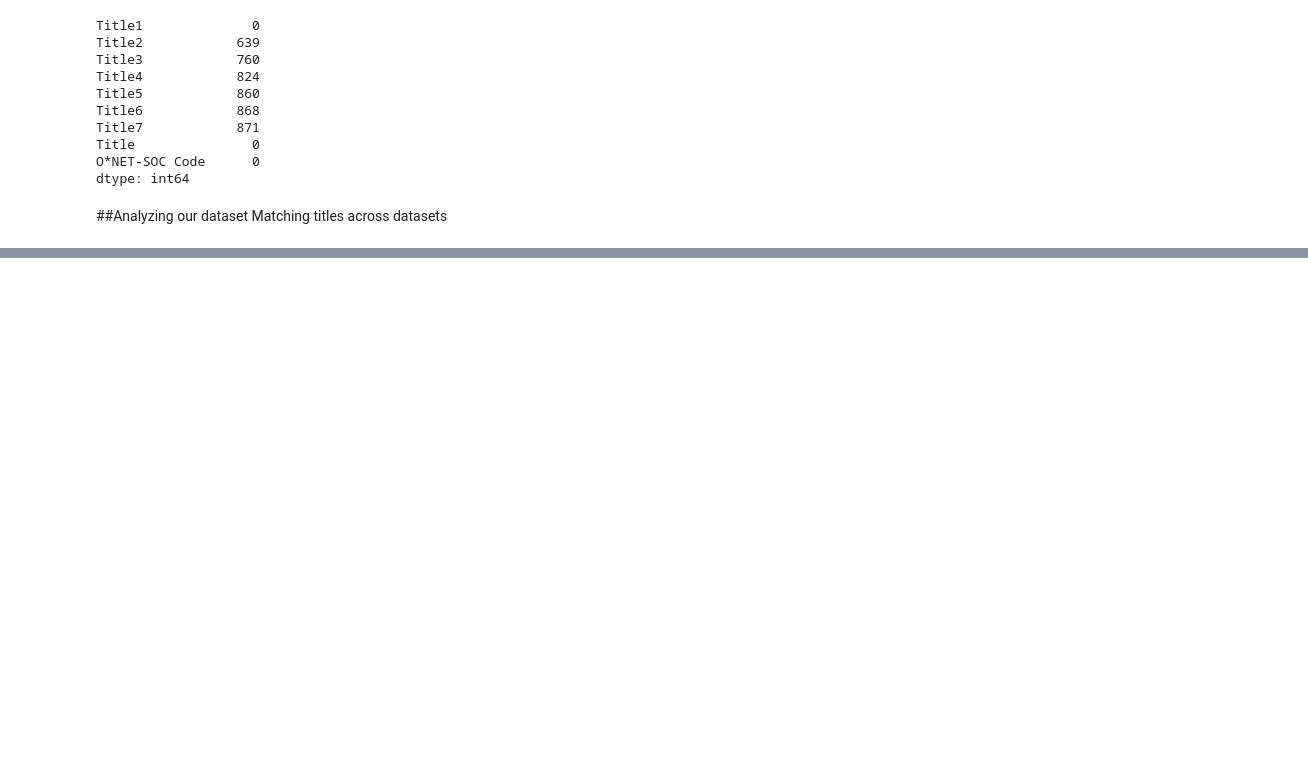
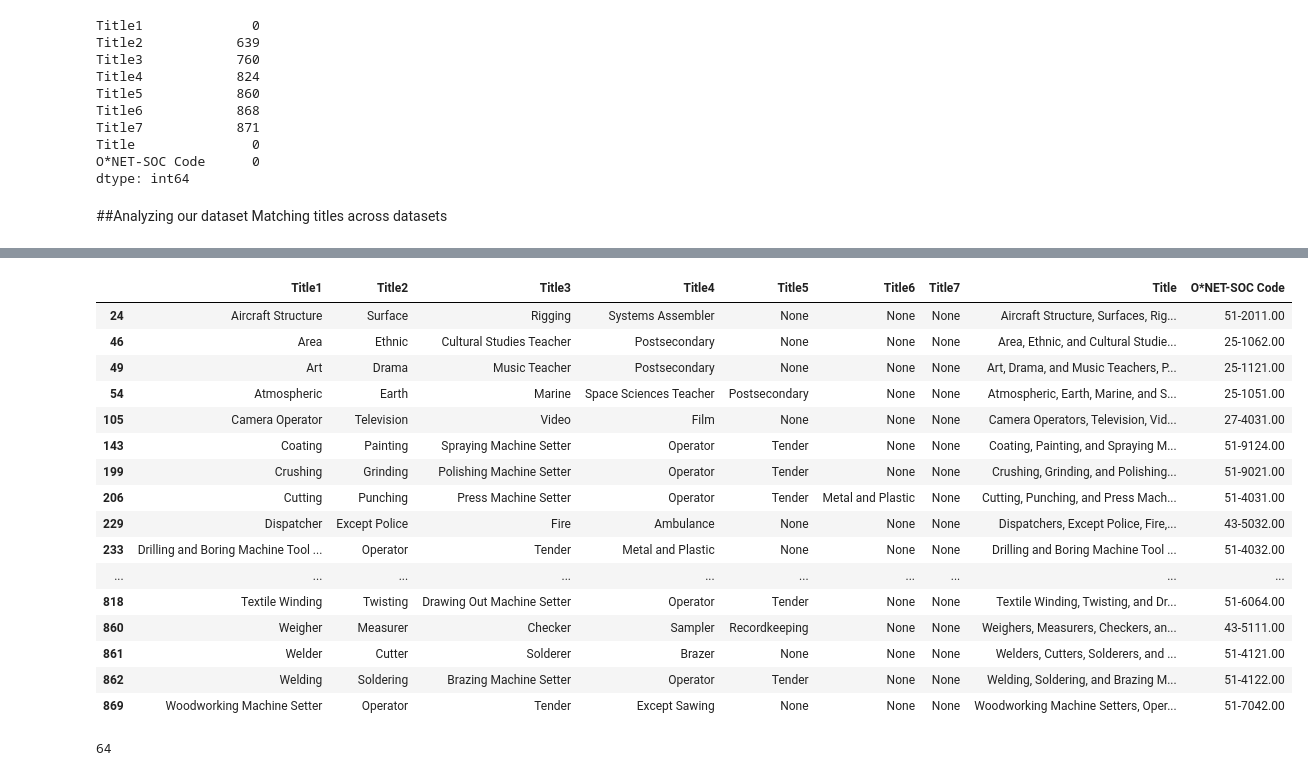
Before and after one commit to polinamin/ai_threat_index, a Jupyter notebook: code/Abilities_Analysis.ipynb, the cells around one changed output, grey strips where cells are left out. Drawn from its saved outputs; the diff is of its cells as text; code cells hidden in the pictures; blank space fills up the shorter version.

```diff
--- a/code/Abilities_Analysis.ipynb
+++ b/code/Abilities_Analysis.ipynb
@@ -283,3 +309,5 @@ full_dataset_occupations_copy_titles.to_csv('Job_Titles_US_Census.csv')
+# %%
+full_dataset_occupations_copy_titles = pd.read_csv('Job_Titles_US_Census.csv')
 # %% [markdown]
 ##Analyzing our dataset
 Matching titles across datasets
@@ -457,2 +313,0 @@ test_
-# %%
-pd.set_option('display.max_rows', None)
@@ -488,0 +314,7 @@ Split on "," and "and":
+# %%
+full_dataset_occupations_copy_titles_cleaning_4_7 = full_dataset_occupations_copy_titles.loc[
+    (pd.notnull(full_dataset_occupations_copy_titles.Title7)) |
+    (pd.notnull(full_dataset_occupations_copy_titles.Title6)) |
+    (pd.notnull(full_dataset_occupations_copy_titles.Title5)) |
+    (pd.notnull(full_dataset_occupations_copy_titles.Title4))
+    ]
@@ -488,0 +335,20 @@ Split on "," and "and":
+# %%
+full_dataset_occupations_copy_titles_cleaning_4_7
+# %% [output]
+|  | Title1 | Title2 | Title3 | Title4 | Title5 | Title6 | Title7 | Title | O*NET-SOC Code |
+| 24 | Aircraft Structure | Surface | Rigging | Systems Assembler | None | None | None | Aircraft Structure, Surfaces, Rig... | 51-2011.00 |
+| 46 | Area | Ethnic | Cultural Studies Teacher | Postsecondary | None | None | None | Area, Ethnic, and Cultural Studie... | 25-1062.00 |
+| 49 | Art | Drama | Music Teacher | Postsecondary | None | None | None | Art, Drama, and Music Teachers, P... | 25-1121.00 |
+| 54 | Atmospheric | Earth | Marine | Space Sciences Teacher | Postsecondary | None | None | Atmospheric, Earth, Marine, and S... | 25-1051.00 |
+| 105 | Camera Operator | Television | Video | Film | None | None | None | Camera Operators, Television, Vid... | 27-4031.00 |
+| 143 | Coating | Painting | Spraying Machine Setter | Operator | Tender | None | None | Coating, Painting, and Spraying M... | 51-9124.00 |
+| 199 | Crushing | Grinding | Polishing Machine Setter | Operator | Tender | None | None | Crushing, Grinding, and Polishing... | 51-9021.00 |
+| 206 | Cutting | Punching | Press Machine Setter | Operator | Tender | Metal and Plastic | None | Cutting, Punching, and Press Mach... | 51-4031.00 |
+| 229 | Dispatcher | Except Police | Fire | Ambulance | None | None | None | Dispatchers, Except Police, Fire,... | 43-5032.00 |
+| 233 | Drilling and Boring Machine Tool ... | Operator | Tender | Metal and Plastic | None | None | None | Drilling and Boring Machine Tool ... | 51-4032.00 |
+| ... | ... | ... | ... | ... | ... | ... | ... | ... | ... |
+| 818 | Textile Winding | Twisting | Drawing Out Machine Setter | Operator | Tender | None | None | Textile Winding, Twisting, and Dr... | 51-6064.00 |
+| 860 | Weigher | Measurer | Checker | Sampler | Recordkeeping | None | None | Weighers, Measurers, Checkers, an... | 43-5111.00 |
+| 861 | Welder | Cutter | Solderer | Brazer | None | None | None | Welders, Cutters, Solderers, and ... | 51-4121.00 |
+| 862 | Welding | Soldering | Brazing Machine Setter | Operator | Tender | None | None | Welding, Soldering, and Brazing M... | 51-4122.00 |
+| 869 | Woodworking Machine Setter | Operator | Tender | Except Sawing | None | None | None | Woodworking Machine Setters, Oper... | 51-7042.00 |
@@ -488,0 +360,4 @@ Split on "," and "and":
+# %%
+len(full_dataset_occupations_copy_titles_cleaning_3.index)
+# %% [output]
+64
```
Also changed, not shown: parts of 93 cells of this notebook.
